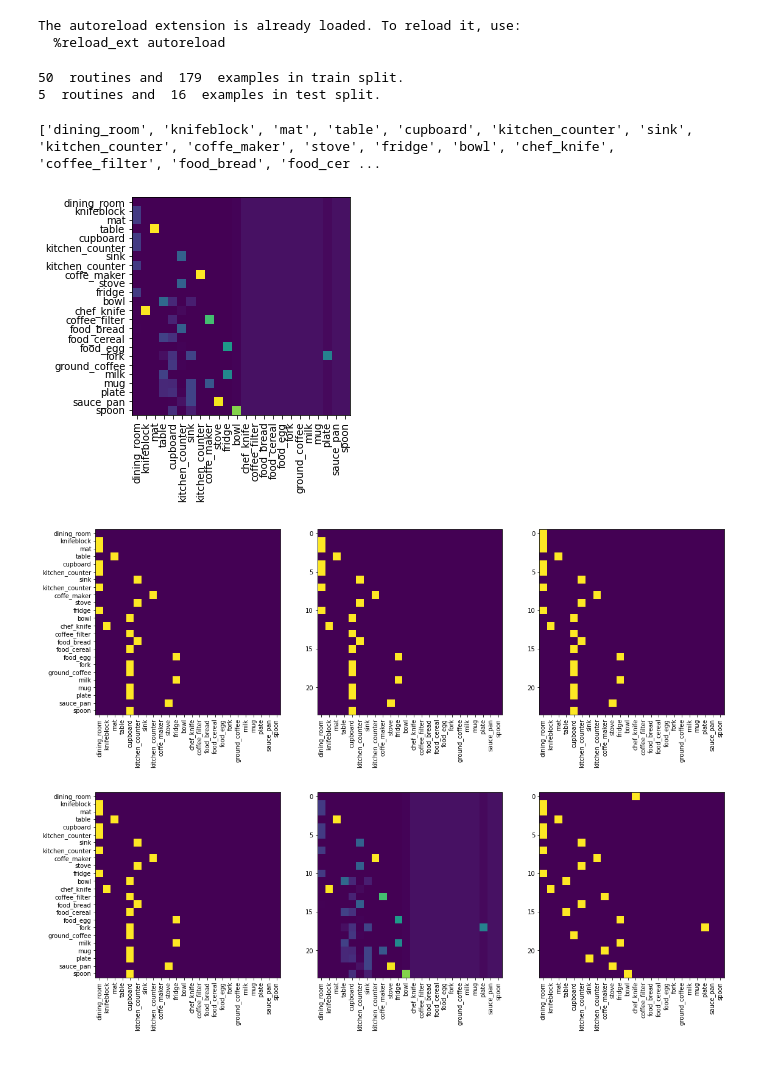
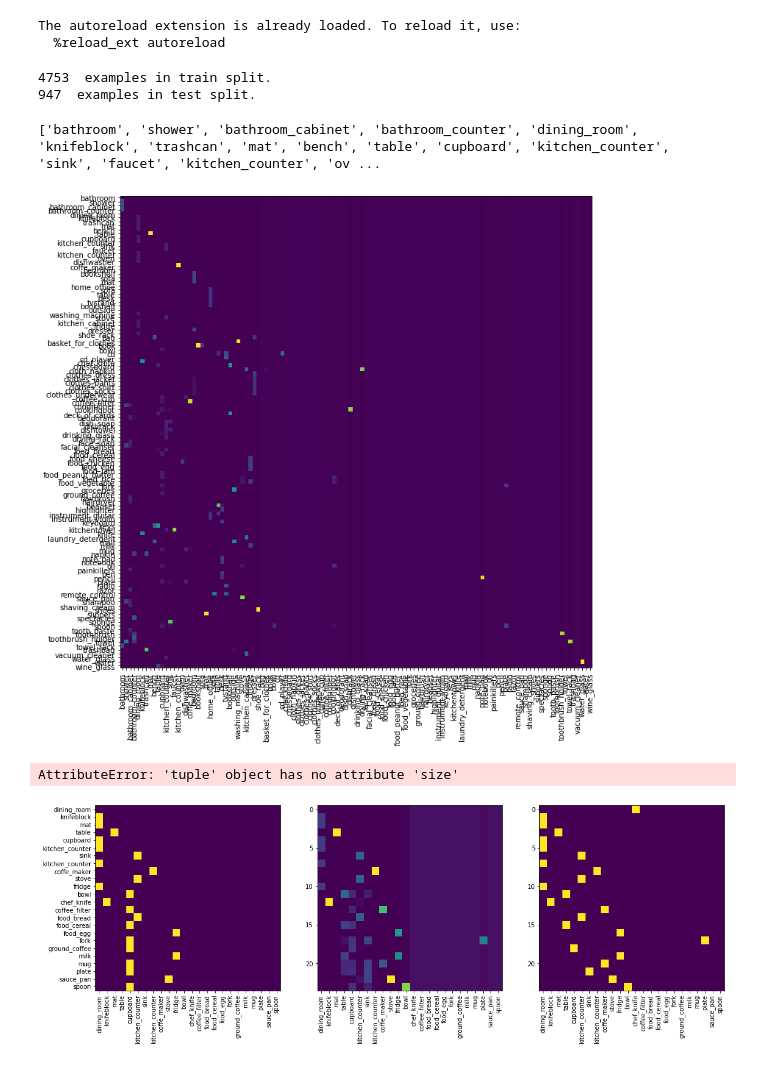
Before and after one commit to Maithili/SpatioTemporalObjectTracking, a Jupyter notebook: baselines/test.ipynb, the cells around one changed output. Cells and saved outputs as stored; diff of their text form; code cells hidden in the pictures.

```diff
--- a/baselines/test.ipynb
+++ b/baselines/test.ipynb
@@ -14,38 +14,36 @@ The autoreload extension is already loaded. To reload it, use:
   %reload_ext autoreload
 # %%
 time_options = TimeEncodingOptions(None)
-data = RoutinesDataset(data_path=('../data/differentBreakfasts0202/routines_train.json', '../data/differentBreakfasts0202/routines_test.json'),
-                        classes_path='../data/differentBreakfasts0202/classes.json',
+data = RoutinesDataset(data_path='../data/mc4schedules0208/processed',
                         time_encoder=time_options('external'),
-                        dt=10,
-                        test_perc=0.1,
                         batch_size=10,
                         only_seen_edges = False)
 
 cooccurence_freq = get_cooccurence_frequency(data)
 # %% [output]
-50  routines and  179  examples in train split.
-5  routines and  16  examples in test split.
+4753  examples in train split.
+947  examples in test split.
 # %%
 import matplotlib.pyplot as plt
 print(data.node_classes)
 
 def plot_matrix(matrix, ax=None, set_yticks=True):
     if ax is None:
         fig, ax = plt.subplots()
+        fig.set_size_inches(matrix.size()[0]/10, matrix.size()[1]/10)
     ax.imshow(matrix.numpy())
 
     _ = ax.set_xticks(np.arange(len(data.node_classes)))
     _ = ax.set_xticklabels(data.node_classes, rotation = 90)
 
     if set_yticks:
         _ = ax.set_yticks(np.arange(len(data.node_classes)))
         _ = ax.set_yticklabels(data.node_classes)
 
 plot_matrix(cooccurence_freq)
 # %% [output]
-['dining_room', 'knifeblock', 'mat', 'table', 'cupboard', 'kitchen_counter', 'sink', 'kitchen_counter', 'coffe_maker', 'stove', 'fridge', 'bowl', 'chef_knife', 'coffee_filter', 'food_bread', 'food_cer ...
+['bathroom', 'shower', 'bathroom_cabinet', 'bathroom_counter', 'dining_room', 'knifeblock', 'trashcan', 'mat', 'bench', 'table', 'cupboard', 'kitchen_counter', 'sink', 'faucet', 'kitchen_counter', 'ov ...
-[figure, old version]
+[figure, new version]
 # %%
 def step_and_plot_results(baseline, routine = None):
     if routine is None:
@@ -60,10 +59,10 @@ def step_and_plot_results(baseline, routine = None):
     plot_matrix(out.squeeze(), axs[1], set_yticks = False)
     plot_matrix(out_thresh.squeeze(), axs[2], set_yticks = False)
 # %%
-s = LastSeen()
+s = LastSeen(cooccurence_freq)
 step_and_plot_results(s)
 # %% [output]
-[figure, removed]
+AttributeError: 'tuple' object has no attribute 'size'
 # %%
 s = StaticSemantic(cooccurence_freq)
 step_and_plot_results(s)
```
Also changed, not shown: parts of 2 cells of this notebook, 3 other files.
